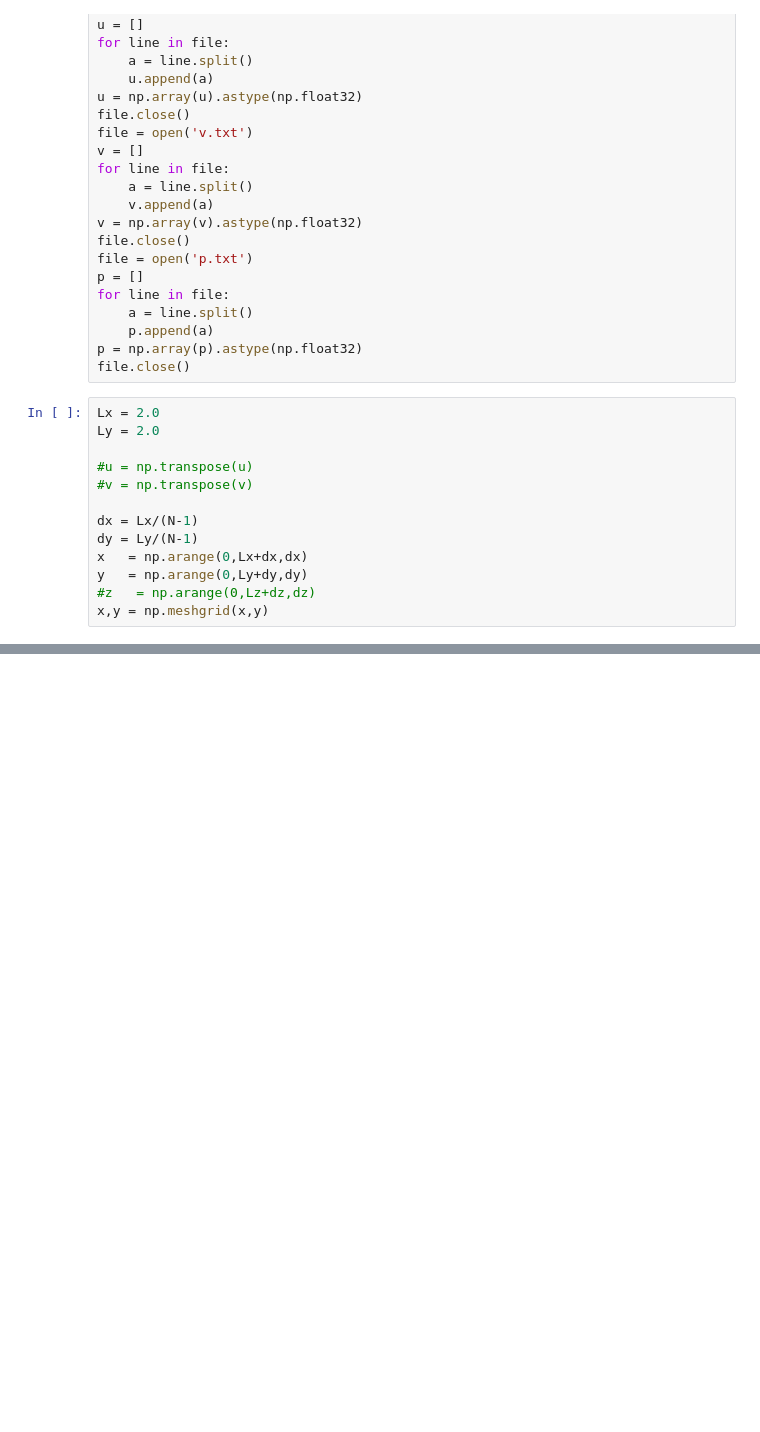
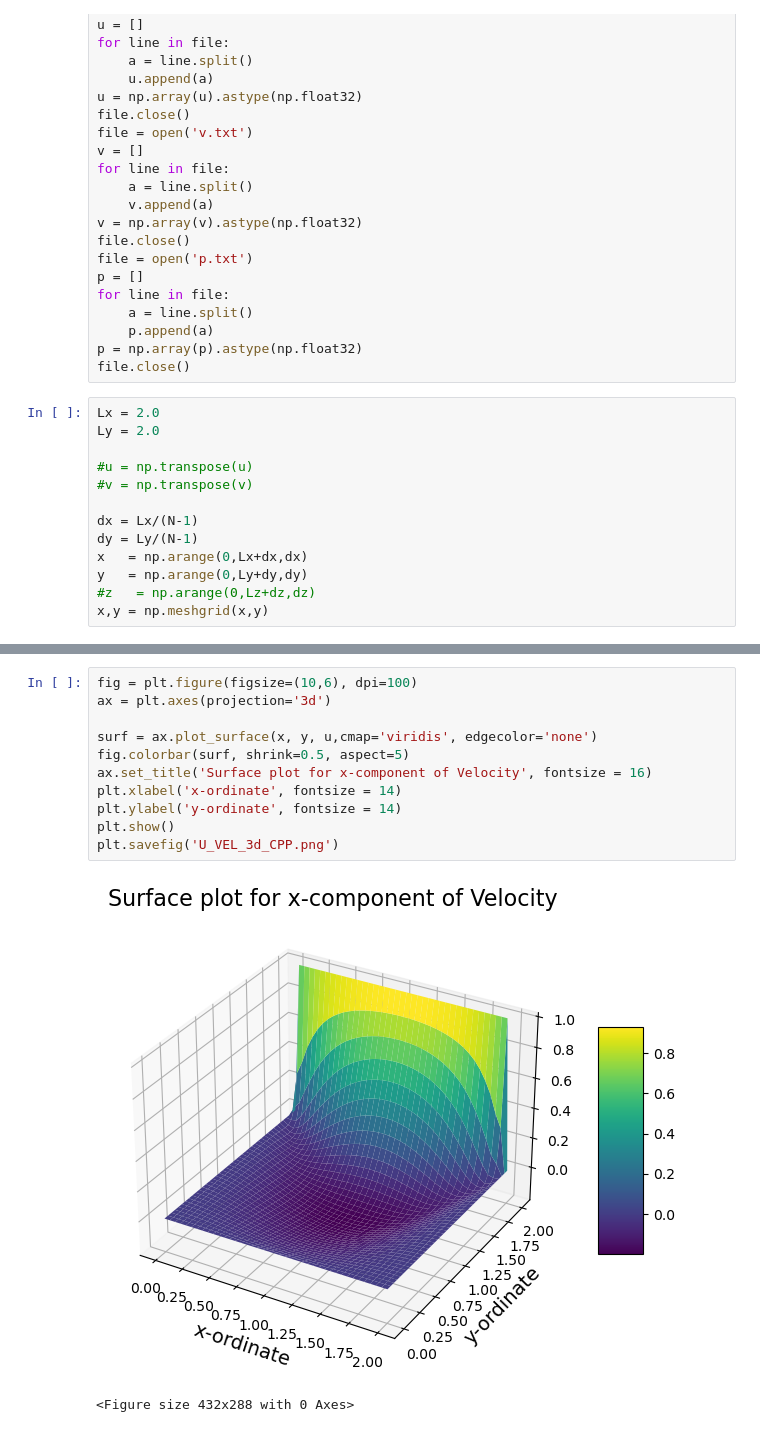
Before and after one commit to ghostktjMactavish/PHY690Code, a Jupyter notebook: viscpp.ipynb, the cells around one changed output, grey strips where cells are left out. Cells and saved outputs as stored; diff of their text form; blank space fills up the shorter version.

Commit message:
3d Plots Added

```diff
--- a/viscpp.ipynb
+++ b/viscpp.ipynb
@@ -72 +72,15 @@ Text(0, 0.5, 'Y')
 [figure]
+# %%
+fig = plt.figure(figsize=(10,6), dpi=100)
+ax = plt.axes(projection='3d')
+
+surf = ax.plot_surface(x, y, u,cmap='viridis', edgecolor='none')
+fig.colorbar(surf, shrink=0.5, aspect=5)
+ax.set_title('Surface plot for x-component of Velocity', fontsize = 16)
+plt.xlabel('x-ordinate', fontsize = 14)
+plt.ylabel('y-ordinate', fontsize = 14)
+plt.show()
+plt.savefig('U_VEL_3d_CPP.png')
+# %% [output]
+[figure, added]
+<Figure size 432x288 with 0 Axes>
```
Also changed, not shown: parts of 6 cells of this notebook.
